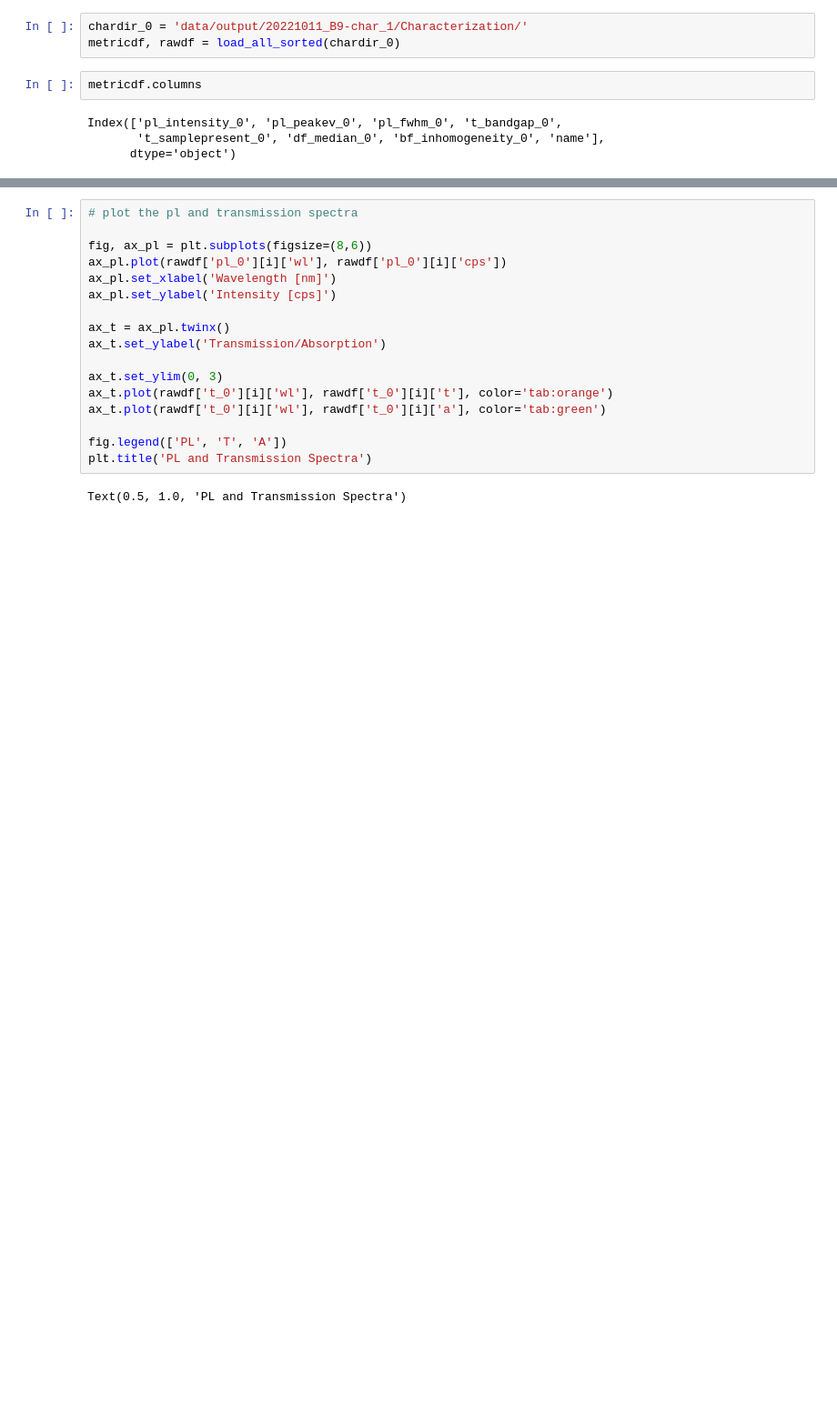
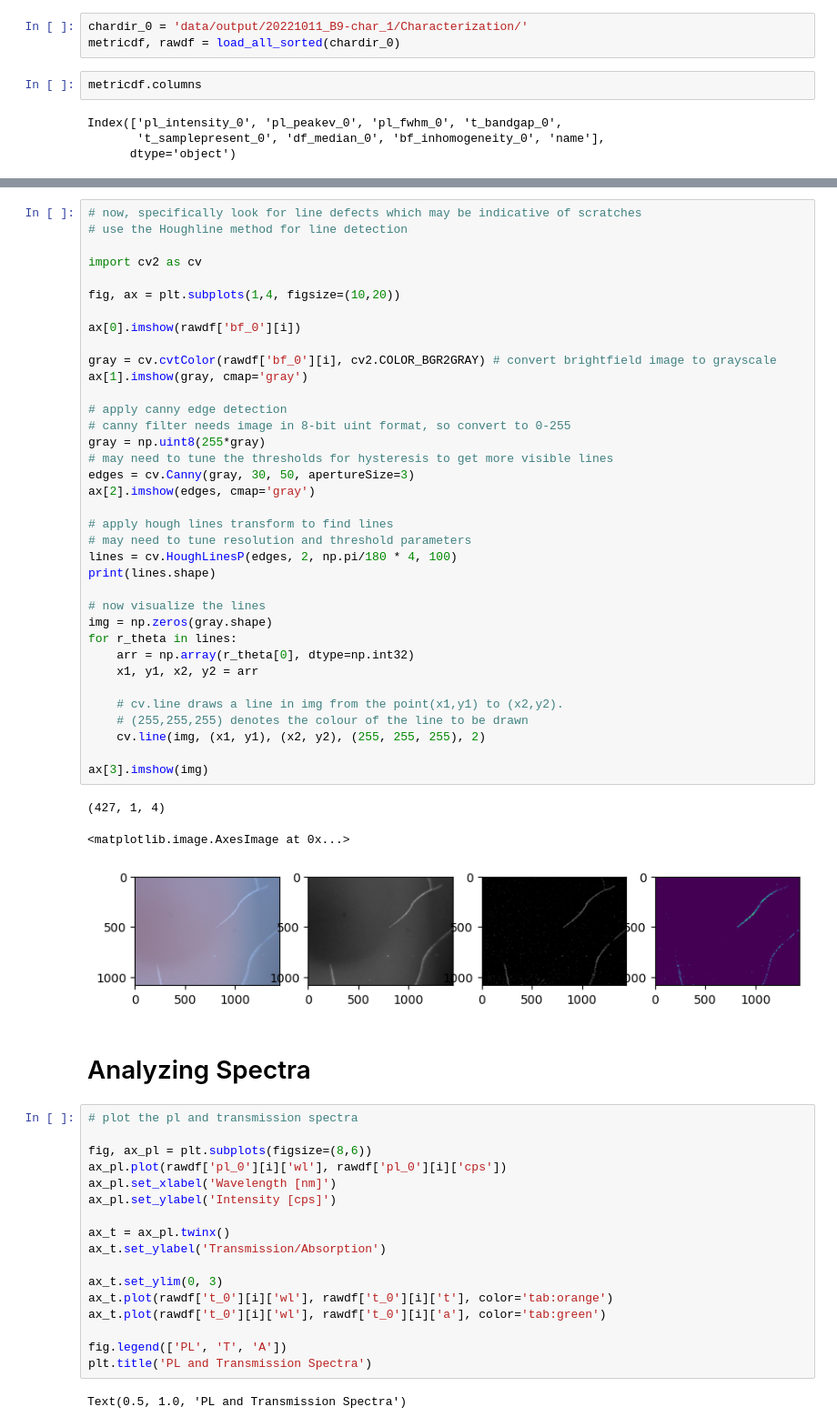
Before and after one commit to fenning-research-group/PASCAL_TrainView, a Jupyter notebook: analysis.ipynb, the cells around one changed output, grey strips where cells are left out. Shown at 91% size. Saved outputs shown, nothing was run; the diff lists cells and outputs as text; blank space fills up the shorter version.

```diff
--- a/analysis.ipynb
+++ b/analysis.ipynb
@@ -313,3 +337,45 @@ for x in range(3):
+# %%
+# now, specifically look for line defects which may be indicative of scratches
+# use the Houghline method for line detection
+
+import cv2 as cv
+
+fig, ax = plt.subplots(1,4, figsize=(10,20))
+
+ax[0].imshow(rawdf['bf_0'][i])
+
+gray = cv.cvtColor(rawdf['bf_0'][i], cv2.COLOR_BGR2GRAY) # convert brightfield image to grayscale
+ax[1].imshow(gray, cmap='gray')
+
+# apply canny edge detection
+# canny filter needs image in 8-bit uint format, so convert to 0-255
+gray = np.uint8(255*gray)
+# may need to tune the thresholds for hysteresis to get more visible lines
+edges = cv.Canny(gray, 30, 50, apertureSize=3)
+ax[2].imshow(edges, cmap='gray')
+
+# apply hough lines transform to find lines
+# may need to tune resolution and threshold parameters
+lines = cv.HoughLinesP(edges, 2, np.pi/180 * 4, 100)
+print(lines.shape)
+
+# now visualize the lines
+img = np.zeros(gray.shape)
+for r_theta in lines:
+    arr = np.array(r_theta[0], dtype=np.int32)
+    x1, y1, x2, y2 = arr
+
+    # cv.line draws a line in img from the point(x1,y1) to (x2,y2).
+    # (255,255,255) denotes the colour of the line to be drawn
+    cv.line(img, (x1, y1), (x2, y2), (255, 255, 255), 2)
+
+ax[3].imshow(img)
+# %% [output]
+(427, 1, 4)
+<matplotlib.image.AxesImage at 0x...>
+[figure, added]
+# %% [markdown]
+# Analyzing Spectra
 # %%
 # plot the pl and transmission spectra
 
```
Also changed, not shown: parts of 7 cells of this notebook.
